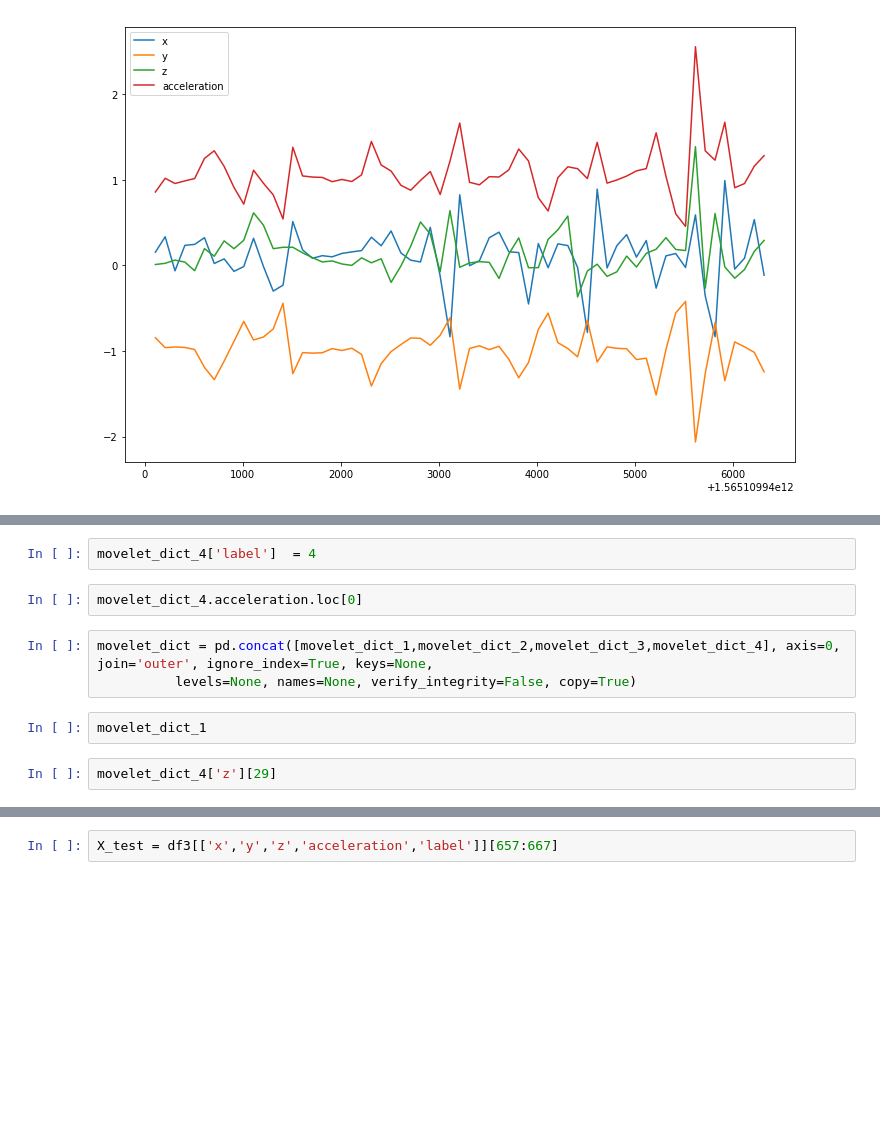
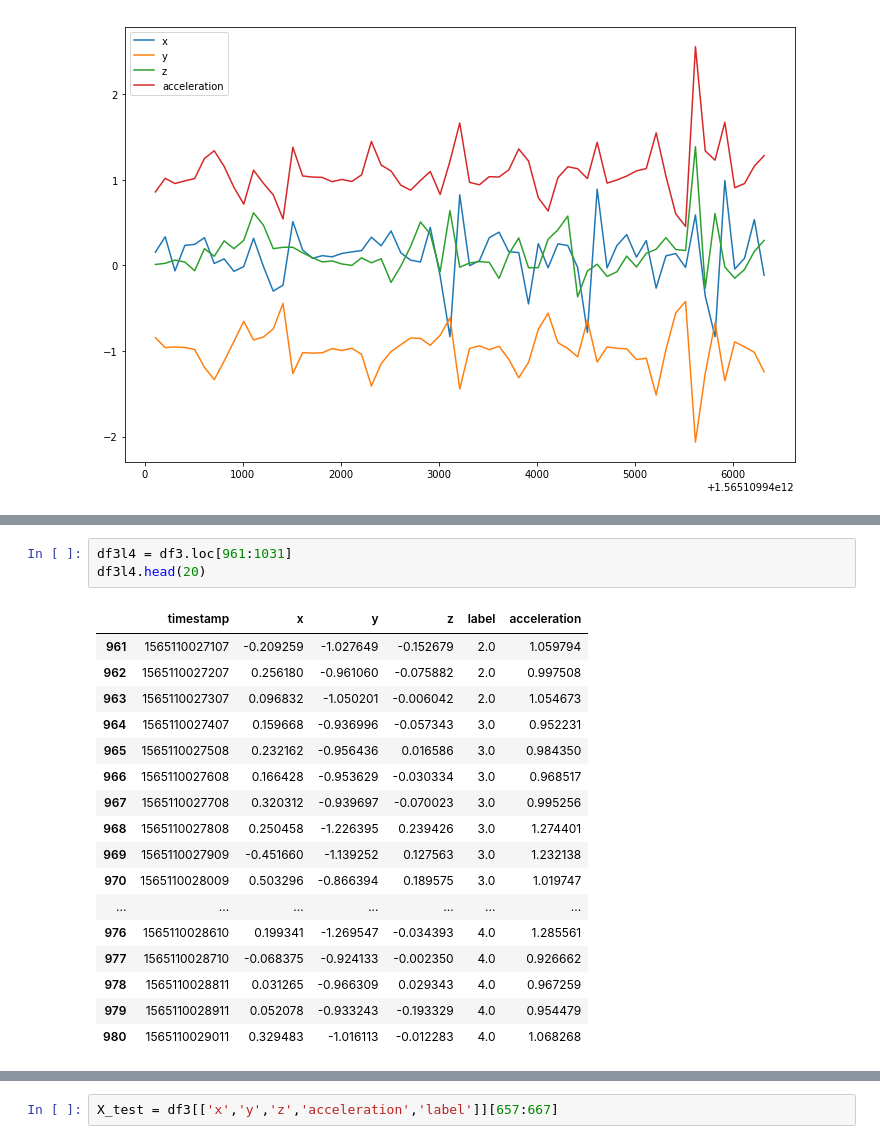
Before and after one commit to federicoweill/movement_prediction_edx_2019, a Jupyter notebook: movement_prediction-movelets.ipynb, the cells around one changed output, grey strips where cells are left out. Drawn from its saved outputs; the diff is of its cells as text; blank space fills up the shorter version.

```diff
--- a/movement_prediction-movelets.ipynb
+++ b/movement_prediction-movelets.ipynb
@@ -217,11 +128,21 @@ movelet_dict_4 = movelet_generator(df_label4_1)
-# %%
-movelet_dict_4['label']  = 4
-# %%
-movelet_dict_4.acceleration.loc[0]
-# %%
-movelet_dict = pd.concat([movelet_dict_1,movelet_dict_2,movelet_dict_3,movelet_dict_4], axis=0, join='outer', ignore_index=True, keys=None,
-          levels=None, names=None, verify_integrity=False, copy=True)
-# %%
-movelet_dict_1
-# %%
-movelet_dict_4['z'][29]
+# %%
+df3l4 = df3.loc[961:1031]
+df3l4.head(20)
+# %% [output]
+|  | timestamp | x | y | z | label | acceleration |
+| 961 | 1565110027107 | -0.209259 | -1.027649 | -0.152679 | 2.0 | 1.059794 |
+| 962 | 1565110027207 | 0.256180 | -0.961060 | -0.075882 | 2.0 | 0.997508 |
+| 963 | 1565110027307 | 0.096832 | -1.050201 | -0.006042 | 2.0 | 1.054673 |
+| 964 | 1565110027407 | 0.159668 | -0.936996 | -0.057343 | 3.0 | 0.952231 |
+| 965 | 1565110027508 | 0.232162 | -0.956436 | 0.016586 | 3.0 | 0.984350 |
+| 966 | 1565110027608 | 0.166428 | -0.953629 | -0.030334 | 3.0 | 0.968517 |
+| 967 | 1565110027708 | 0.320312 | -0.939697 | -0.070023 | 3.0 | 0.995256 |
+| 968 | 1565110027808 | 0.250458 | -1.226395 | 0.239426 | 3.0 | 1.274401 |
+| 969 | 1565110027909 | -0.451660 | -1.139252 | 0.127563 | 3.0 | 1.232138 |
+| 970 | 1565110028009 | 0.503296 | -0.866394 | 0.189575 | 3.0 | 1.019747 |
+| ... | ... | ... | ... | ... | ... | ... |
+| 976 | 1565110028610 | 0.199341 | -1.269547 | -0.034393 | 4.0 | 1.285561 |
+| 977 | 1565110028710 | -0.068375 | -0.924133 | -0.002350 | 4.0 | 0.926662 |
+| 978 | 1565110028811 | 0.031265 | -0.966309 | 0.029343 | 4.0 | 0.967259 |
+| 979 | 1565110028911 | 0.052078 | -0.933243 | -0.193329 | 4.0 | 0.954479 |
+| 980 | 1565110029011 | 0.329483 | -1.016113 | -0.012283 | 4.0 | 1.068268 |
```
Also changed, not shown: parts of 55 cells of this notebook.
